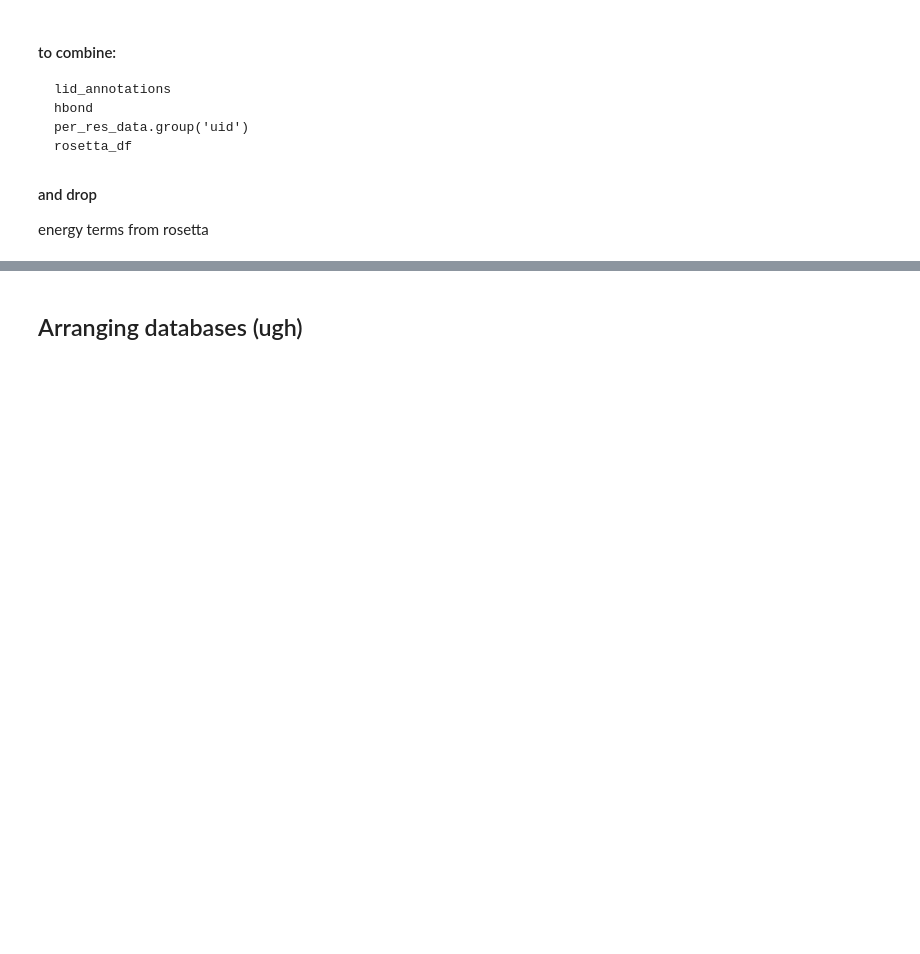
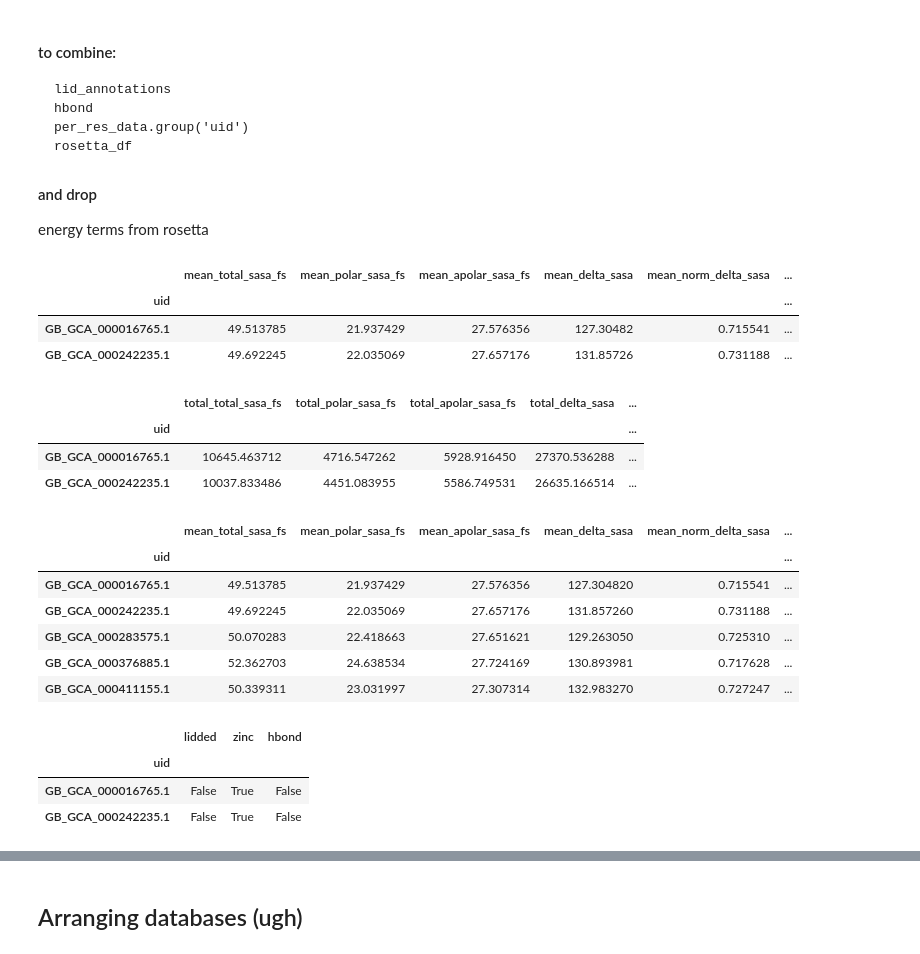
Before and after one commit to realmichaelhoffert/adenylate_kinase_ogt, a Jupyter notebook: notebooks/01_compile_data.ipynb, the cells around one changed output, grey strips where cells are left out. Cells and saved outputs as stored; diff of their text form; code cells hidden in the pictures; blank space fills up the shorter version.

```diff
--- a/notebooks/01_compile_data.ipynb
+++ b/notebooks/01_compile_data.ipynb
@@ -417,3 +463,45 @@ rosetta_df
 
 #### and drop
 energy terms from rosetta
+# %%
+per_res_drop = ['pdb', 'secondary_structure', 'resname', 'loc', 'aln_res']
+per_res_means = per_res_data.reset_index().drop(per_res_drop, axis=1).groupby('uid').mean()
+per_res_means.columns = [f'mean_{c}' for c in per_res_means.columns]
+per_res_totals = per_res_data.reset_index().drop(per_res_drop, axis=1).groupby('uid').sum()
+per_res_totals.columns = [f'total_{c}' for c in per_res_totals.columns]
+# %%
+per_res_means.head(2)
+# %% [output]
+|  | mean_total_sasa_fs | mean_polar_sasa_fs | mean_apolar_sasa_fs | mean_delta_sasa | mean_norm_delta_sasa | ... |
+| uid |  |  |  |  |  | ... |
+| GB_GCA_000016765.1 | 49.513785 | 21.937429 | 27.576356 | 127.30482 | 0.715541 | ... |
+| GB_GCA_000242235.1 | 49.692245 | 22.035069 | 27.657176 | 131.85726 | 0.731188 | ... |
+# %%
+per_res_totals.head(2)
+# %% [output]
+|  | total_total_sasa_fs | total_polar_sasa_fs | total_apolar_sasa_fs | total_delta_sasa | ... |
+| uid |  |  |  |  | ... |
+| GB_GCA_000016765.1 | 10645.463712 | 4716.547262 | 5928.916450 | 27370.536288 | ... |
+| GB_GCA_000242235.1 | 10037.833486 | 4451.083955 | 5586.749531 | 26635.166514 | ... |
+# %%
+per_res_merge = pd.concat([per_res_means, per_res_totals], axis=1)
+# %%
+# merge per residue means and totals with hbond data
+merge1 = pd.merge(per_res_merge, hbond, left_index=True, right_index=True)
+merge1.head()
+# %% [output]
+|  | mean_total_sasa_fs | mean_polar_sasa_fs | mean_apolar_sasa_fs | mean_delta_sasa | mean_norm_delta_sasa | ... |
+| uid |  |  |  |  |  | ... |
+| GB_GCA_000016765.1 | 49.513785 | 21.937429 | 27.576356 | 127.304820 | 0.715541 | ... |
+| GB_GCA_000242235.1 | 49.692245 | 22.035069 | 27.657176 | 131.857260 | 0.731188 | ... |
+| GB_GCA_000283575.1 | 50.070283 | 22.418663 | 27.651621 | 129.263050 | 0.725310 | ... |
+| GB_GCA_000376885.1 | 52.362703 | 24.638534 | 27.724169 | 130.893981 | 0.717628 | ... |
+| GB_GCA_000411155.1 | 50.339311 | 23.031997 | 27.307314 | 132.983270 | 0.727247 | ... |
+# %%
+lid_merge = lid_annotations.reset_index(drop=True).set_index('uid')
+lid_merge.head(2)
+# %% [output]
+|  | lidded | zinc | hbond |
+| uid |  |  |  |
+| GB_GCA_000016765.1 | False | True | False |
+| GB_GCA_000242235.1 | False | True | False |
```
Also changed, not shown: parts of 18 cells of this notebook, 1 other file.
